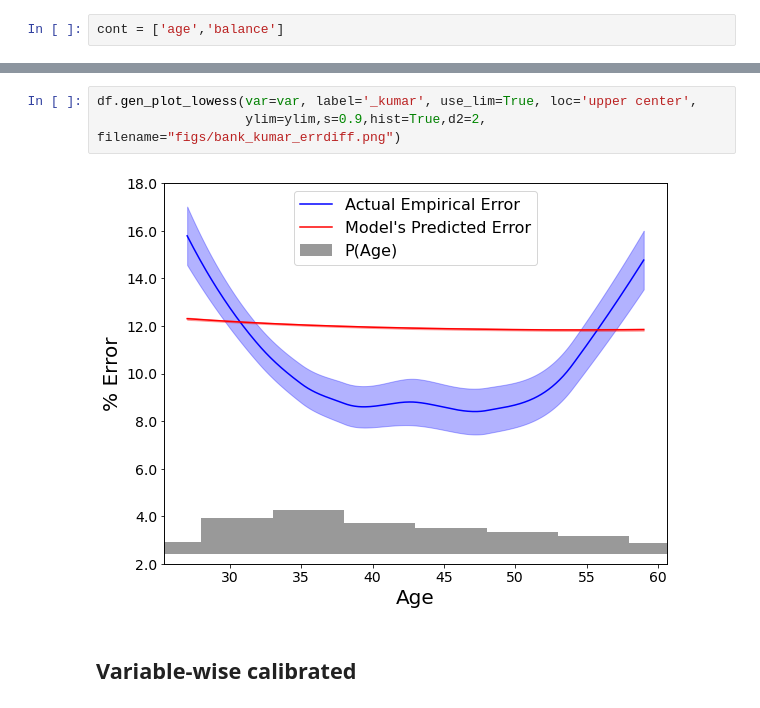
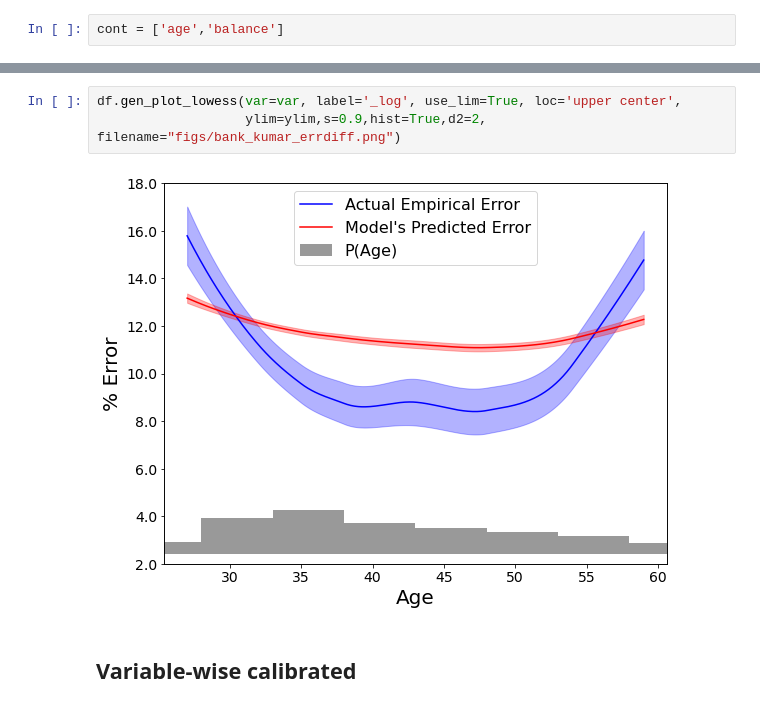
Before and after one commit to markellekelly/variable-wise-calibration, a Jupyter notebook: bank_example.ipynb, the cells around one changed output, grey strips where cells are left out. Drawn from its saved outputs; the diff is of its cells as text.

```diff
--- a/bank_example.ipynb
+++ b/bank_example.ipynb
@@ -81,8 +81,8 @@ df.reliability_diagram(label="_kumar", hist_weight=0.00005, filename="figs/bank_
 # %%
-df.gen_plot_lowess(var=var, label='_kumar', use_lim=True, loc='upper center',
+df.gen_plot_lowess(var=var, label='_log', use_lim=True, loc='upper center',
                    ylim=ylim,s=0.9,hist=True,d2=2, filename="figs/bank_kumar_errdiff.png")
 # %% [output]
-[figure, old version]
+[figure, new version]
 # %% [markdown]
 ## Variable-wise calibrated
 # %%
```
Also changed, not shown: parts of 4 cells of this notebook.
